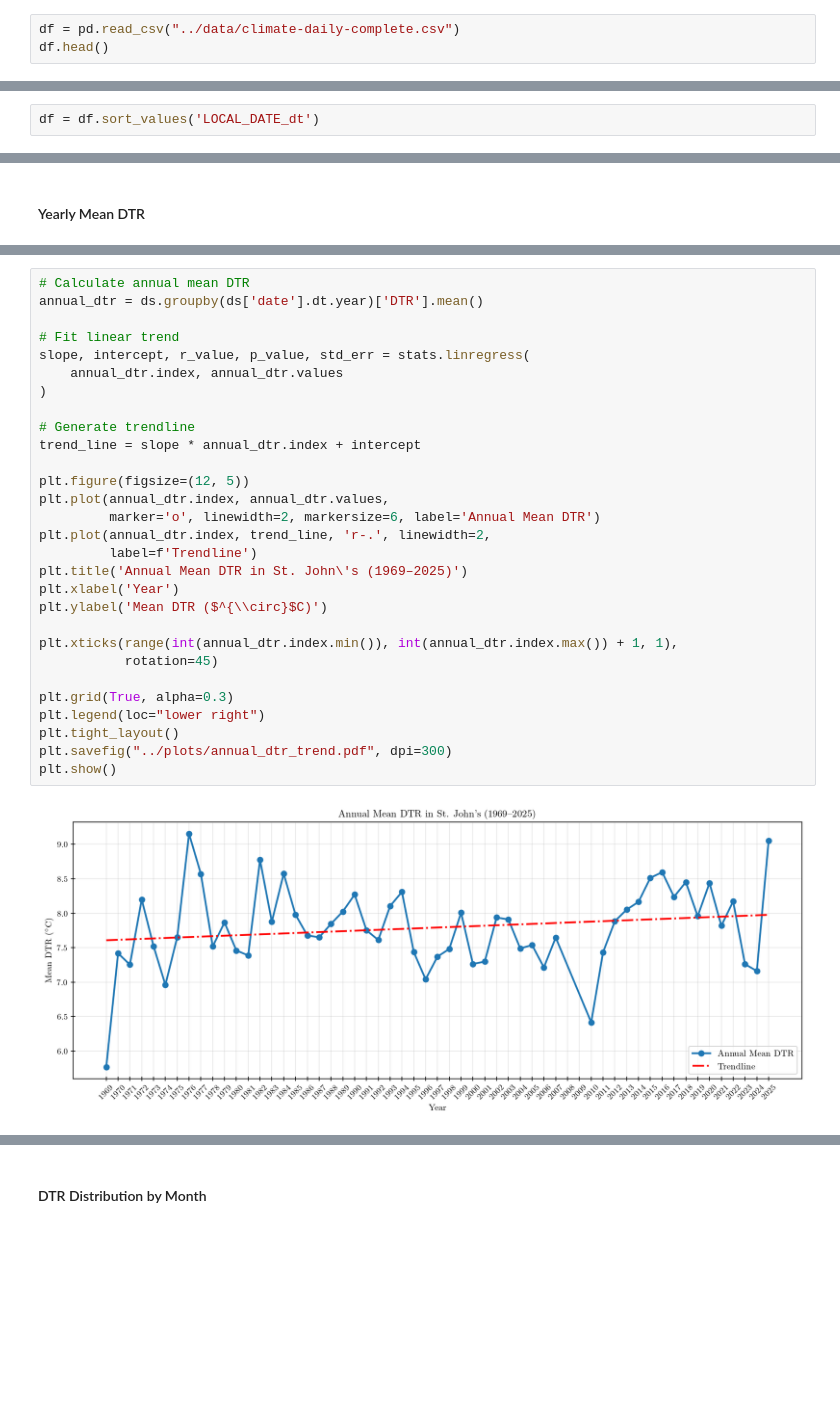
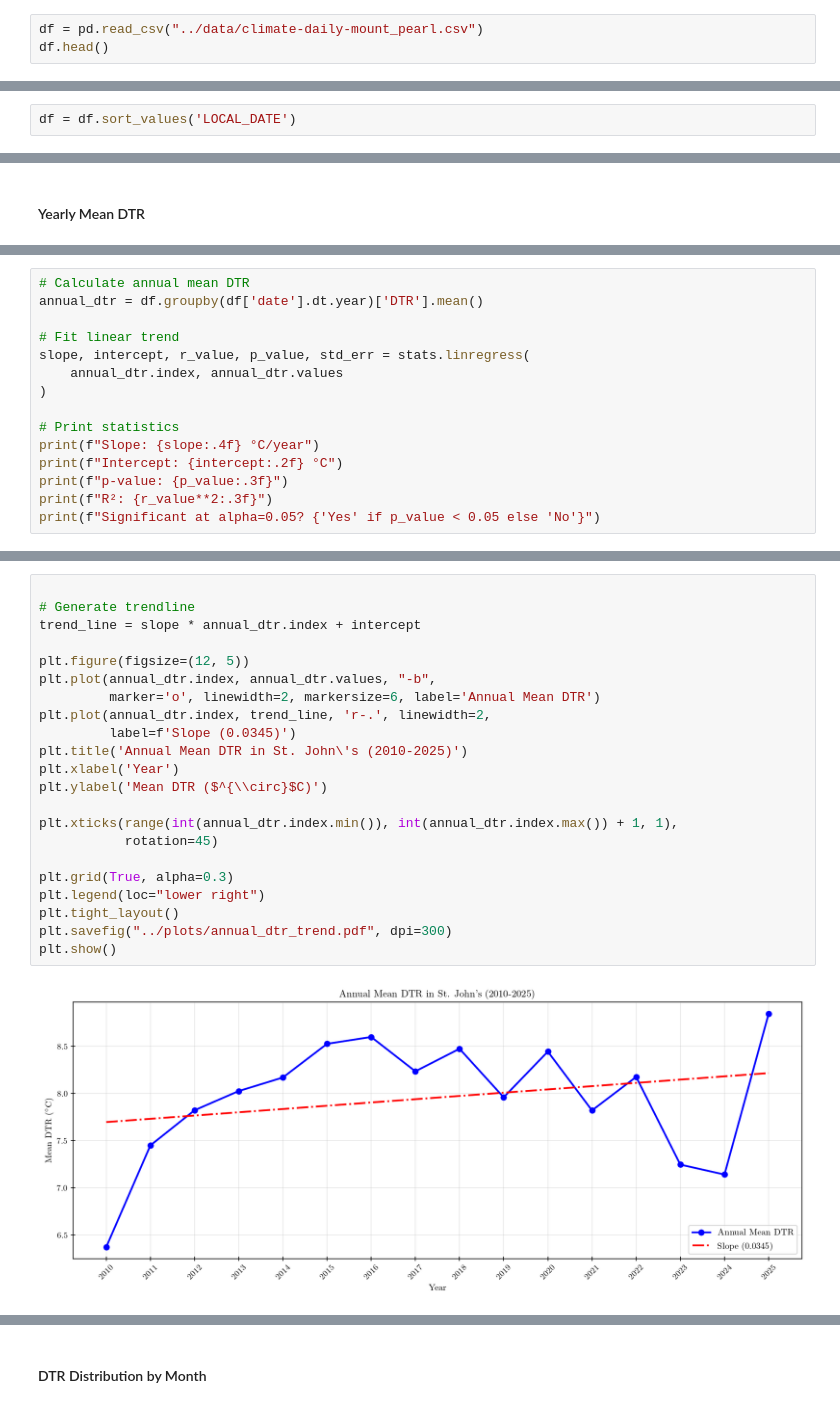
Before and after one commit to ieadoboe/cmsc6950-climate-daily, a Jupyter notebook: notebooks/01_data_exploration.ipynb, the cells around one changed output, grey strips where cells are left out. Saved outputs shown, nothing was run; the diff lists cells and outputs as text; blank space fills up the shorter version.

```diff
--- a/notebooks/01_data_exploration.ipynb
+++ b/notebooks/01_data_exploration.ipynb
@@ -16,4 +17,4 @@ from src.common import mpl_apply
 # %%
-df = pd.read_csv("../data/climate-daily-complete.csv")
+df = pd.read_csv("../data/climate-daily-mount_pearl.csv")
 df.head()
 # %% [output]
@@ -26,5 +28,5 @@ df.head()
 # %%
-df = df.sort_values('LOCAL_DATE_dt')
+df = df.sort_values('LOCAL_DATE')
 # %%
 df.STATION_NAME.unique()
 # %% [output]
@@ -217,0 +146,15 @@ plt.show()
+# %%
+# Calculate annual mean DTR
+annual_dtr = df.groupby(df['date'].dt.year)['DTR'].mean()
+
+# Fit linear trend
+slope, intercept, r_value, p_value, std_err = stats.linregress(
+    annual_dtr.index, annual_dtr.values
+)
+
+# Print statistics
+print(f"Slope: {slope:.4f} °C/year")
+print(f"Intercept: {intercept:.2f} °C")
+print(f"p-value: {p_value:.3f}")
+print(f"R²: {r_value**2:.3f}")
+print(f"Significant at alpha=0.05? {'Yes' if p_value < 0.05 else 'No'}")
@@ -218,31 +167,24 @@ plt.show()
 # %%
-# Calculate annual mean DTR
-annual_dtr = ds.groupby(ds['date'].dt.year)['DTR'].mean()
-
-# Fit linear trend
-slope, intercept, r_value, p_value, std_err = stats.linregress(
-    annual_dtr.index, annual_dtr.values
-)
 
 # Generate trendline
 trend_line = slope * annual_dtr.index + intercept
 
 plt.figure(figsize=(12, 5))
-plt.plot(annual_dtr.index, annual_dtr.values,
+plt.plot(annual_dtr.index, annual_dtr.values, "-b",
          marker='o', linewidth=2, markersize=6, label='Annual Mean DTR')
 plt.plot(annual_dtr.index, trend_line, 'r-.', linewidth=2,
-         label=f'Trendline')
-plt.title('Annual Mean DTR in St. John\'s (1969–2025)')
+         label=f'Slope (0.0345)')
+plt.title('Annual Mean DTR in St. John\'s (2010-2025)')
 plt.xlabel('Year')
 plt.ylabel('Mean DTR ($^{\\circ}$C)')
 
 plt.xticks(range(int(annual_dtr.index.min()), int(annual_dtr.index.max()) + 1, 1),
            rotation=45)
 
 plt.grid(True, alpha=0.3)
 plt.legend(loc="lower right")
 plt.tight_layout()
 plt.savefig("../plots/annual_dtr_trend.pdf", dpi=300)
 plt.show()
 # %% [output]
-[figure, old version]
+[figure, new version]
```
Also changed, not shown: parts of 25 cells of this notebook, 2 other files.
